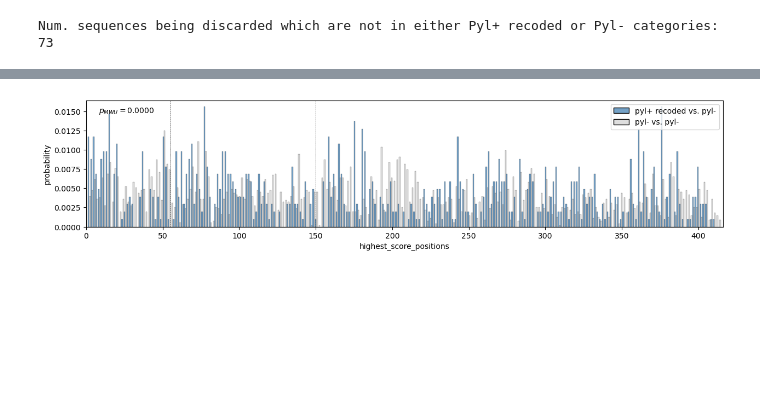
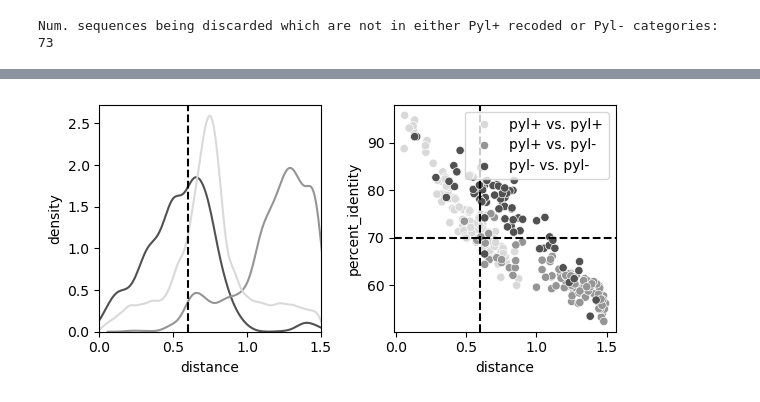
Before and after one commit to pipparichter/pyrrolysine, a Jupyter notebook: notebooks/sandbox-2.ipynb, the cells around one changed output, grey strips where cells are left out. Drawn from its saved outputs; the diff is of its cells as text; code cells hidden in the pictures; blank space fills up the shorter version.

```diff
--- a/notebooks/sandbox-2.ipynb
+++ b/notebooks/sandbox-2.ipynb
@@ -174,46 +96,0 @@ plt.show()
-# %%
-figure_df = list()
-
-for row in pair_df.loc[sample_ids].itertuples():
-    ids = cluster_df[cluster_df.cluster_id.isin([row.cluster_id_1, row.cluster_id_2])].index
-    index, alignment = load_msa(path='../data/arf1_cleaned.afa', conservation_threshold=0.9, ids=ids) # Should load the sequences from Methanosarcinales only.
-
-    alignment_df = pd.DataFrame(alignment, index=index)
-    alignment_df['cluster_id'] = cluster_df.cluster_id
-    scores = get_scores(alignment_df, group_by='cluster_id', normalize=True)
-    positions = np.arange(len(scores))[scores > 0.99]
-    df = pd.DataFrame(pd.Series(positions, name='highest_score_positions'))
-    df['pair_category'] = row.pair_category
-    df['id_1'], df['id_2'] = row.id_1, row.id_2
-    df['alignment_length'] = alignment.shape[-1]
-    figure_df.append(df)
-figure_df = pd.concat(figure_df)
-# %%
-
-fig, ax = plt.subplots(figsize=(15, 3))
-palette = {'pyl- vs. pyl-':'lightgray', 'pyl+ recoded vs. pyl-':'steelblue'}
-# palette = {'pyl- vs. pyl-':'gray', 'pyl+ recoded vs. pyl-':'steelblue', 'pyl+ vs. pyl-':'lightgray'}
-
-# sns.kdeplot(figure_df[figure_df.pair_category.isin(palette.keys())], ax=ax, x='highest_score_positions', hue='pair_category', common_norm=False, bw_adjust=0.1, palette=palette)
-sns.histplot(figure_df[figure_df.pair_category.isin(palette.keys())], ax=ax, x='highest_score_positions', hue='pair_category', common_norm=False, bins=250, stat='probability', palette=palette, multiple='dodge')
-sns.move_legend(ax, loc='upper right')
-ax.legend_.set_title('')
-ax.set_xlim(xmin=0, xmax=416)
-ax.set_ylabel('probability')
-
-min_position, max_position = 55, 150
-values_1 = figure_df[figure_df.pair_category == 'pyl+ recoded vs. pyl-'].highest_score_positions.values
-values_2 = figure_df[figure_df.pair_category == 'pyl- vs. pyl-'].highest_score_positions.values
-
-values_1 = values_1[(values_1 > min_position) & (values_1 < max_position)]
-values_2 = values_2[(values_2 > min_position) & (values_2 < max_position)]
-stat, p = mannwhitneyu(values_1, values_2, alternative='two-sided')
-ax.text(0.02, 0.9, '$p_{MWU}=$' + f'{p:.4f}', transform=ax.transAxes)
-
-ax.axvline(min_position, color='black', ls='--', lw=0.5)
-ax.axvline(max_position, color='black', ls='--', lw=0.5)
-
-plt.show()
-# https://pmc.ncbi.nlm.nih.gov/articles/PMC3795251/
-# %% [output]
-[figure, removed]
@@ -227,0 +97,25 @@ make_itol_annotation(cluster_rep_df.set_index('genome_id'), field='category', pa
+# %%
+fig, (ax_a, ax_b) = plt.subplots(figsize=(6, 3), ncols=2)
+
+figure_df = list()
+for row in distance_df[distance_df.distance < 1.5].itertuples():
+    row_ = {'category':row.category}
+    row_['distance'] = row.distance
+    row_['percent_identity'] = percent_identity_map.get((row.protein_id_1, row.protein_id_2))
+    figure_df.append(row_)
+figure_df = pd.DataFrame(figure_df)
+
+sns.kdeplot(figure_df, hue='category', palette='Grays', x='distance', common_norm=False, ax=ax_a, legend=False)
+ax_a.set_xlim(xmin=0, xmax=1.5)
+ax_a.set_ylabel('density')
+ax_a.axvline(0.6, ls='--', color='black')
+
+sns.scatterplot(figure_df.groupby('category').apply(lambda x: x.sample(n=100, random_state=42), include_groups=False) , x='distance', y='percent_identity', hue='category', palette='Grays', ax=ax_b)
+ax_b.legend().set_title('')
+ax_b.axhline(70, ls='--', color='black')
+ax_b.axvline(0.6, ls='--', color='black')
+
+fig.tight_layout()
+plt.show()
+# %% [output]
+[figure, added]
```
Also changed, not shown: parts of 12 cells of this notebook, 3 other files.
